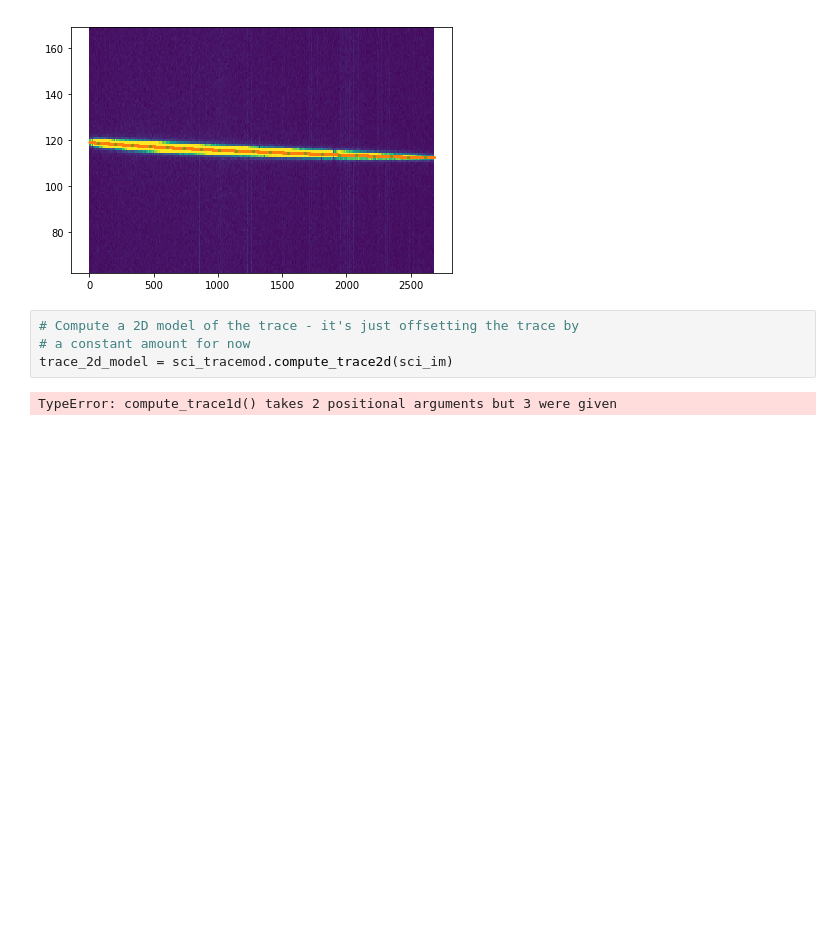
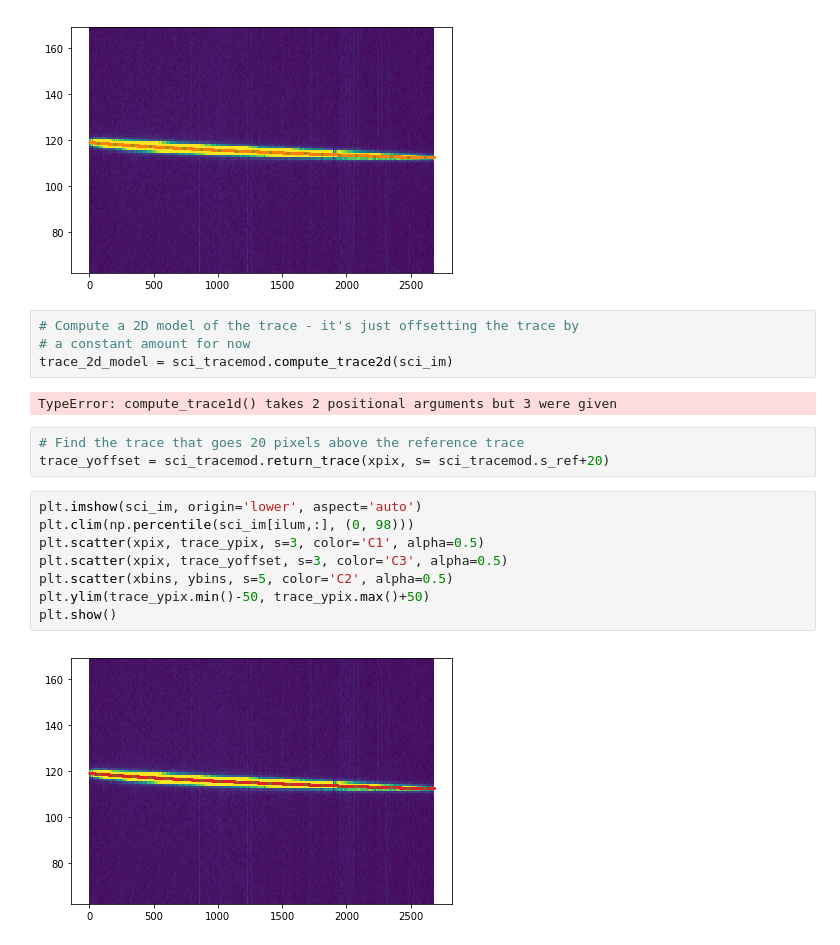
Before and after one commit to bjweiner/specreduce_example, a Jupyter notebook: notebooks/trace_example.ipynb, the cells around one changed output. Saved outputs shown, nothing was run; the diff lists cells and outputs as text; blank space fills up the shorter version.

```diff
--- a/notebooks/trace_example.ipynb
+++ b/notebooks/trace_example.ipynb
@@ -76,3 +77,16 @@ plt.show()
 trace_2d_model = sci_tracemod.compute_trace2d(sci_im)
 # %% [output]
 TypeError: compute_trace1d() takes 2 positional arguments but 3 were given
+# %%
+# Find the trace that goes 20 pixels above the reference trace
+trace_yoffset = sci_tracemod.return_trace(xpix, s= sci_tracemod.s_ref+20)
+# %%
+plt.imshow(sci_im, origin='lower', aspect='auto')
+plt.clim(np.percentile(sci_im[ilum,:], (0, 98)))
+plt.scatter(xpix, trace_ypix, s=3, color='C1', alpha=0.5)
+plt.scatter(xpix, trace_yoffset, s=3, color='C3', alpha=0.5)
+plt.scatter(xbins, ybins, s=5, color='C2', alpha=0.5)
+plt.ylim(trace_ypix.min()-50, trace_ypix.max()+50)
+plt.show()
+# %% [output]
+[figure, added]
```
Also changed, not shown: parts of 2 cells of this notebook, 1 other file.
